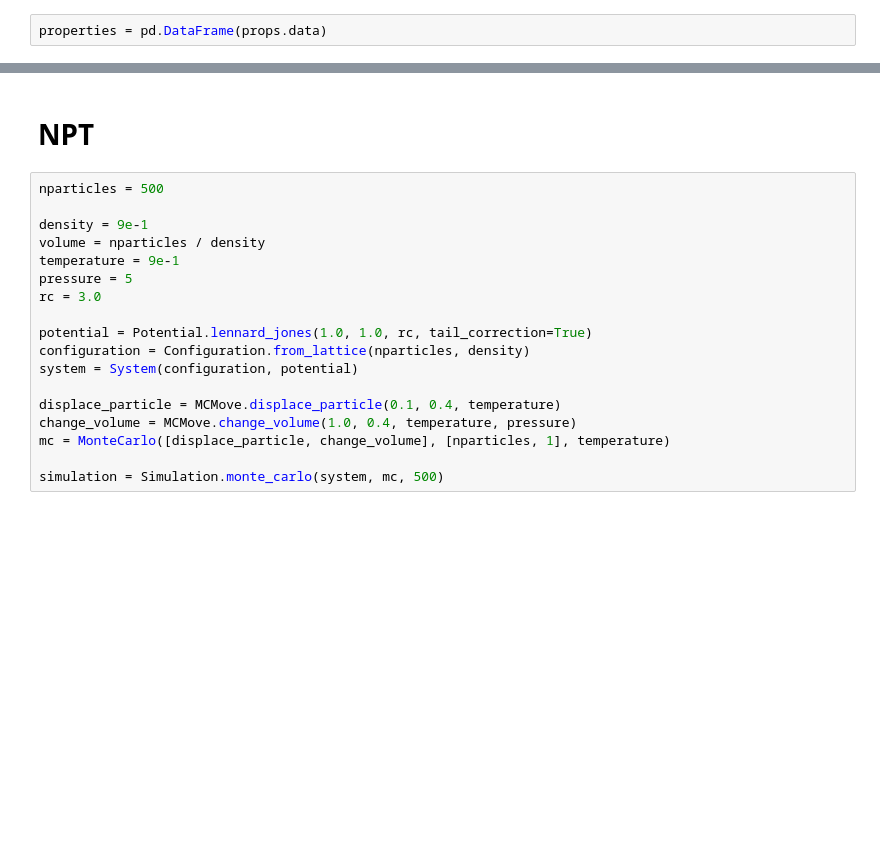
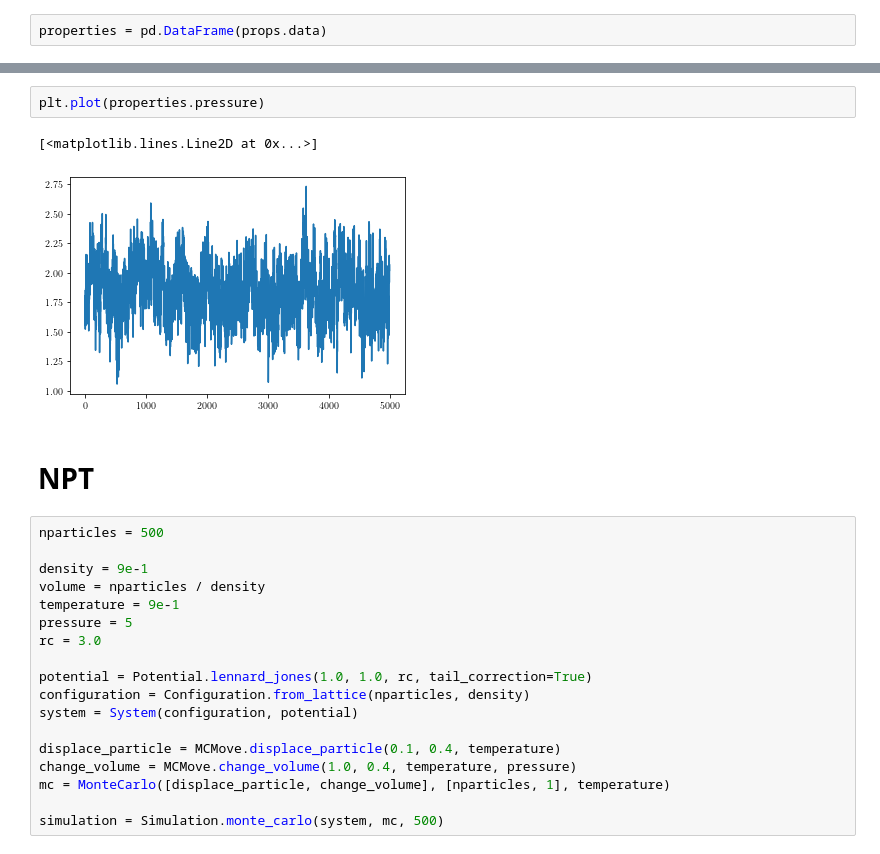
Before and after one commit to g-bauer/sargas, a Jupyter notebook: example/NVT-Copy1.ipynb, the cells around one changed output, grey strips where cells are left out. Drawn from its saved outputs; the diff is of its cells as text; blank space fills up the shorter version.

```diff
--- a/example/NVT-Copy1.ipynb
+++ b/example/NVT-Copy1.ipynb
@@ -62,3 +62,8 @@ plt.plot(properties.energy)
+# %%
+plt.plot(properties.pressure)
+# %% [output]
+[<matplotlib.lines.Line2D at 0x...>]
+[figure, added]
 # %% [markdown]
 # NPT
 # %%
```
Also changed, not shown: parts of 7 cells of this notebook, 7 other files.
